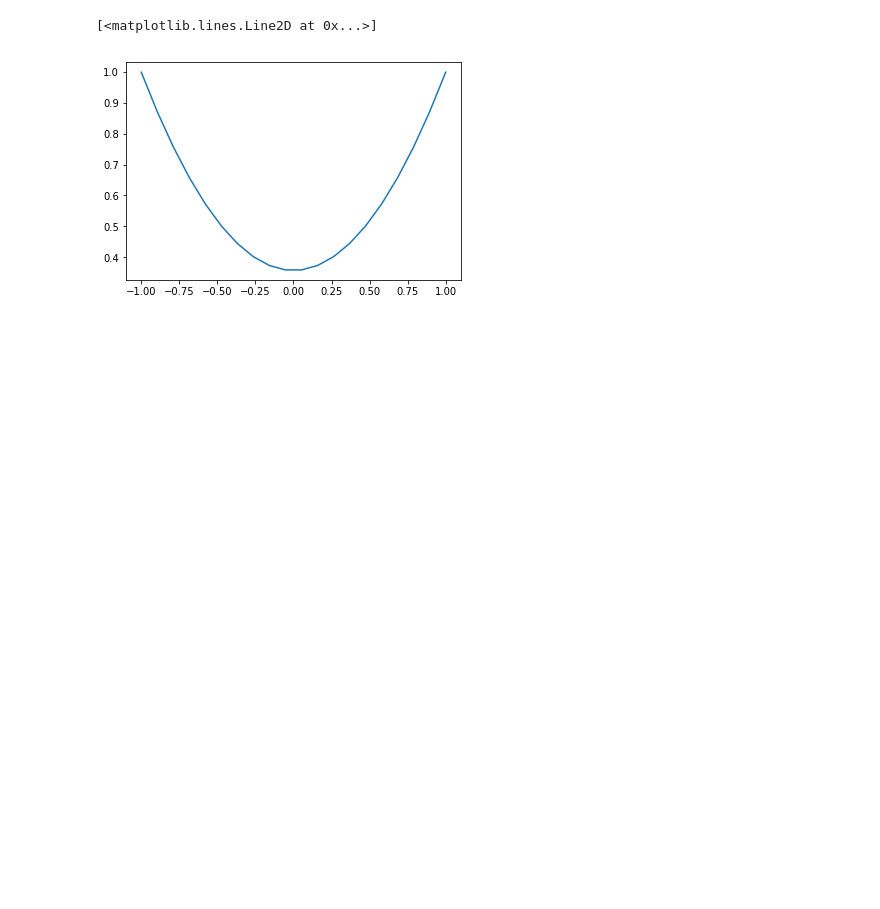
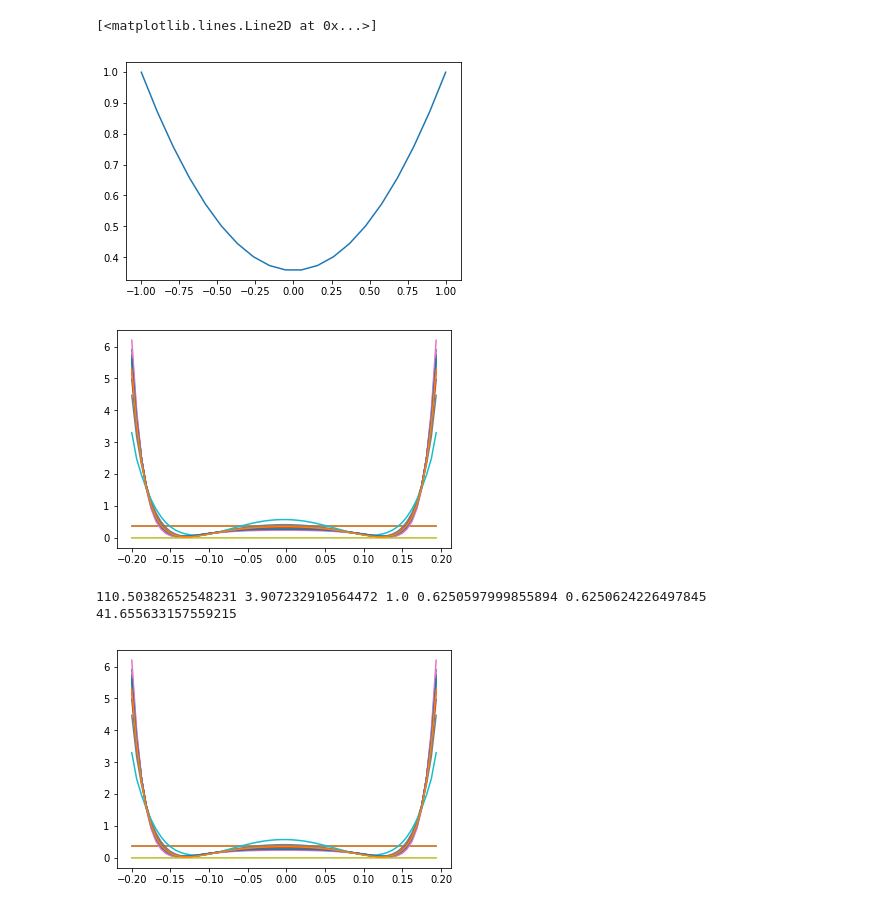
Before and after one commit to Chunde/QuantumFermionicTheory, a Jupyter notebook: quantum-turbulence/test_ASLDA.ipynb, the cells around one changed output. Cells and saved outputs as stored; diff of their text form; code cells hidden in the pictures; blank space fills up the shorter version.

```diff
--- a/quantum-turbulence/test_ASLDA.ipynb
+++ b/quantum-turbulence/test_ASLDA.ipynb
@@ -28,8 +36,8 @@ mu = 0.59060550703283853378393810185221521748413488992993*e_F #I change this num
 delta = 0.68640205206984016444108204356564421137062514068346*e_F
 grid_size = 32
 lda = vortex_2d_aslda.ASLDA(Nxy=(grid_size,)*2)
-k_c = abs(aslda.kxy[0]).max()
-E_c = (aslda.hbar*k_c)**2/2/aslda.m
+k_c = abs(lda.kxy[0]).max()
+E_c = (lda.hbar*k_c)**2/2/lda.m
 lda = vortex_2d_aslda.ASLDA(Nxy=(grid_size,)*2, Lxy=(0.4,)*2, E_c=E_c)
 # %%
 ps = np.linspace(-1,1,20)
@@ -39,0 +83,30 @@ plt.plot(ps,lda._G(ps))
+# %%
+def test_iterate_ASLDA():
+    grid_size = 64
+    aslda = ASLDA_(Nx=grid_size)
+    k_c = abs(aslda.kx).max()
+    E_c = (aslda.hbar*k_c)**2/2/aslda.m # 3 dimension, so E_c should have a factor of 3
+    aslda = ASLDA_(Nx=grid_size, Lx=0.4, E_c=E_c)
+    mu_eff = 1.0
+    n = 1.0
+    k_F = np.sqrt(2*m*E_c)
+    n_F = k_F**3/3/np.pi**2
+    E_FG = 2./3*n_F*E_c
+    mu = 1# 0.59060550703283853378393810185221521748413488992993*E_c
+    delta = 1# 0.68640205206984016444108204356564421137062514068346*E_c
+    qT = (mu, mu) +(None,None)+ (mu_eff*np.ones(aslda.Nx),)*2 + (delta * np.ones((aslda.Nx),), None,None)
+    max_iteration = 5
+    v_0, n, mu, e_0 = homogeneous.get_BCS_v_n_e(delta=delta, mu_eff=mu_eff)
+    x = 0.5
+    N = 10
+    while max_iteration > 0:
+        if N < 0:
+            break
+        N = N - 1
+        qT = iterate(lda=aslda,mudelta = qT, N_twist=np.inf,na_avg=1/(1+x), nb_avg=x/(1+x), abs_tol=1e-2)
+# %%
+test_iterate_ASLDA()
+# %% [output]
+[figure, added]
+110.50382652548231 3.907232910564472 1.0 0.6250597999855894 0.6250624226497845 41.655633157559215
+[figure, added]
```
Also changed, not shown: parts of 3 cells of this notebook, 8 other files.
